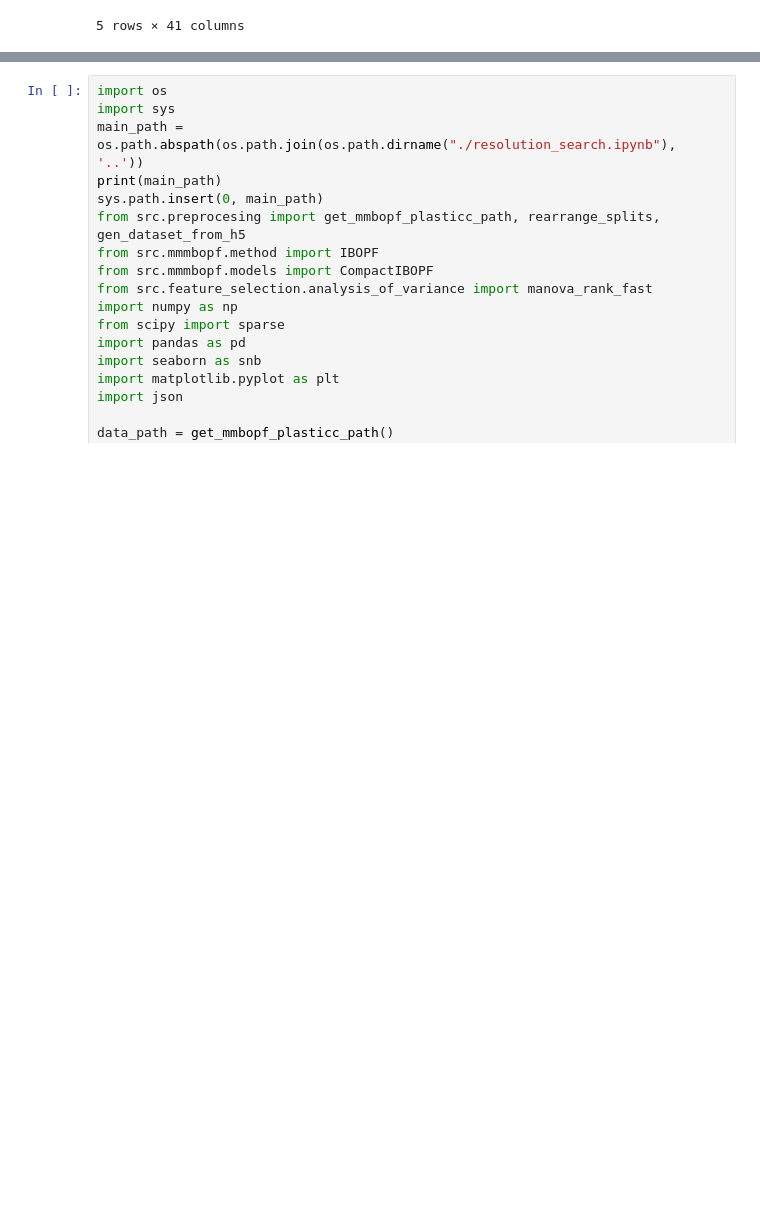
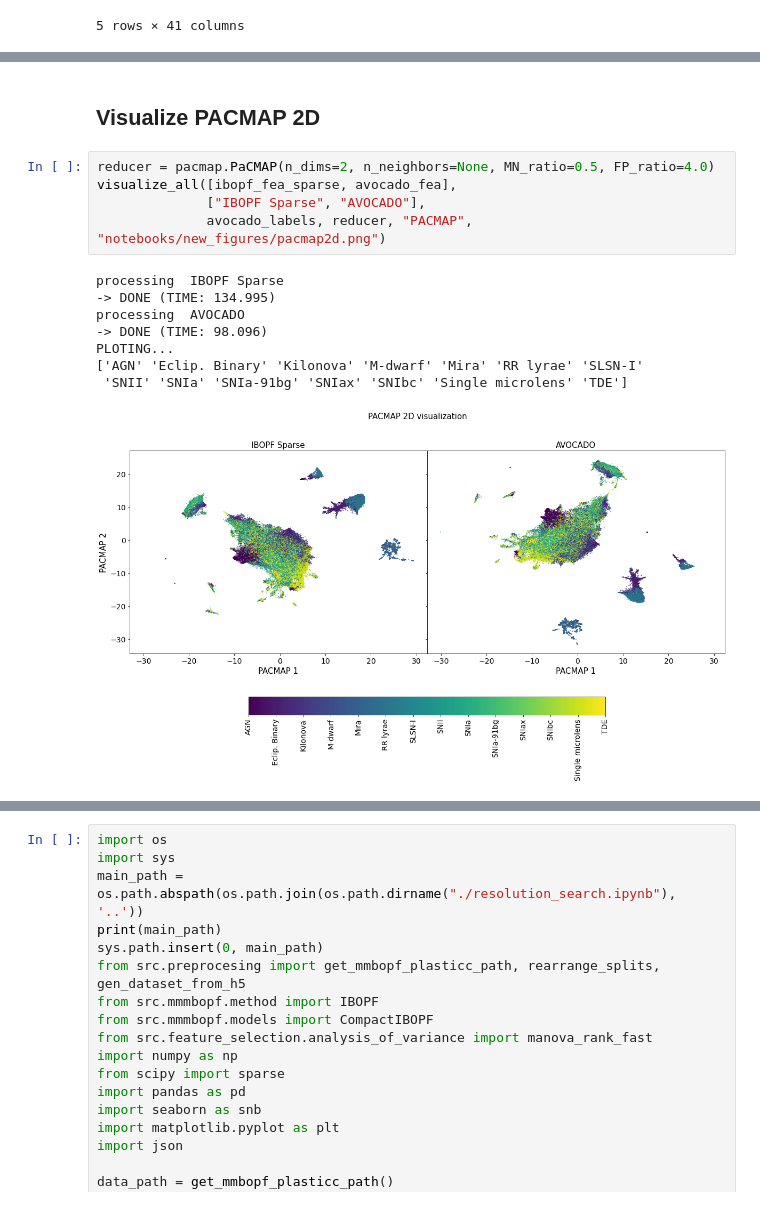
Before and after one commit to frmunozz/irregular-bag-of-pattern, a Jupyter notebook: notebooks/visualization_on_method_features.ipynb, the cells around one changed output, grey strips where cells are left out. Cells and saved outputs as stored; diff of their text form; blank space fills up the shorter version.

```diff
--- a/notebooks/visualization_on_method_features.ipynb
+++ b/notebooks/visualization_on_method_features.ipynb
@@ -258,0 +232,16 @@ WARNING:matplotlib.legend:No artists with labels found to put in legend.  Note t
+# %% [markdown]
+## Visualize PACMAP 2D
+# %%
+reducer = pacmap.PaCMAP(n_dims=2, n_neighbors=None, MN_ratio=0.5, FP_ratio=4.0)
+visualize_all([ibopf_fea_sparse, avocado_fea],
+              ["IBOPF Sparse", "AVOCADO"],
+              avocado_labels, reducer, "PACMAP", "notebooks/new_figures/pacmap2d.png")
+# %% [output]
+processing  IBOPF Sparse
+-> DONE (TIME: 134.995)
+processing  AVOCADO
+-> DONE (TIME: 98.096)
+PLOTING...
+['AGN' 'Eclip. Binary' 'Kilonova' 'M-dwarf' 'Mira' 'RR lyrae' 'SLSN-I'
+ 'SNII' 'SNIa' 'SNIa-91bg' 'SNIax' 'SNIbc' 'Single microlens' 'TDE']
+[figure, added]
```
Also changed, not shown: parts of 44 cells of this notebook, 21 other files.
